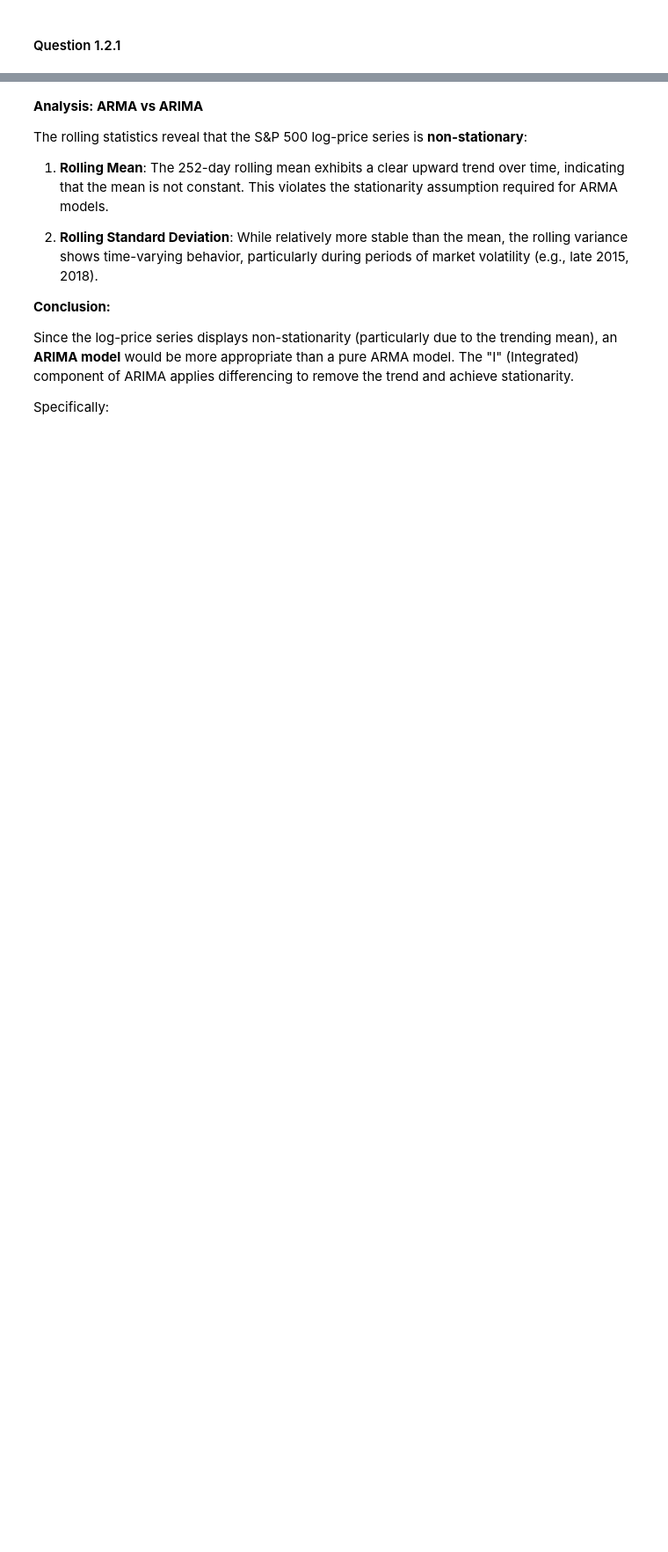
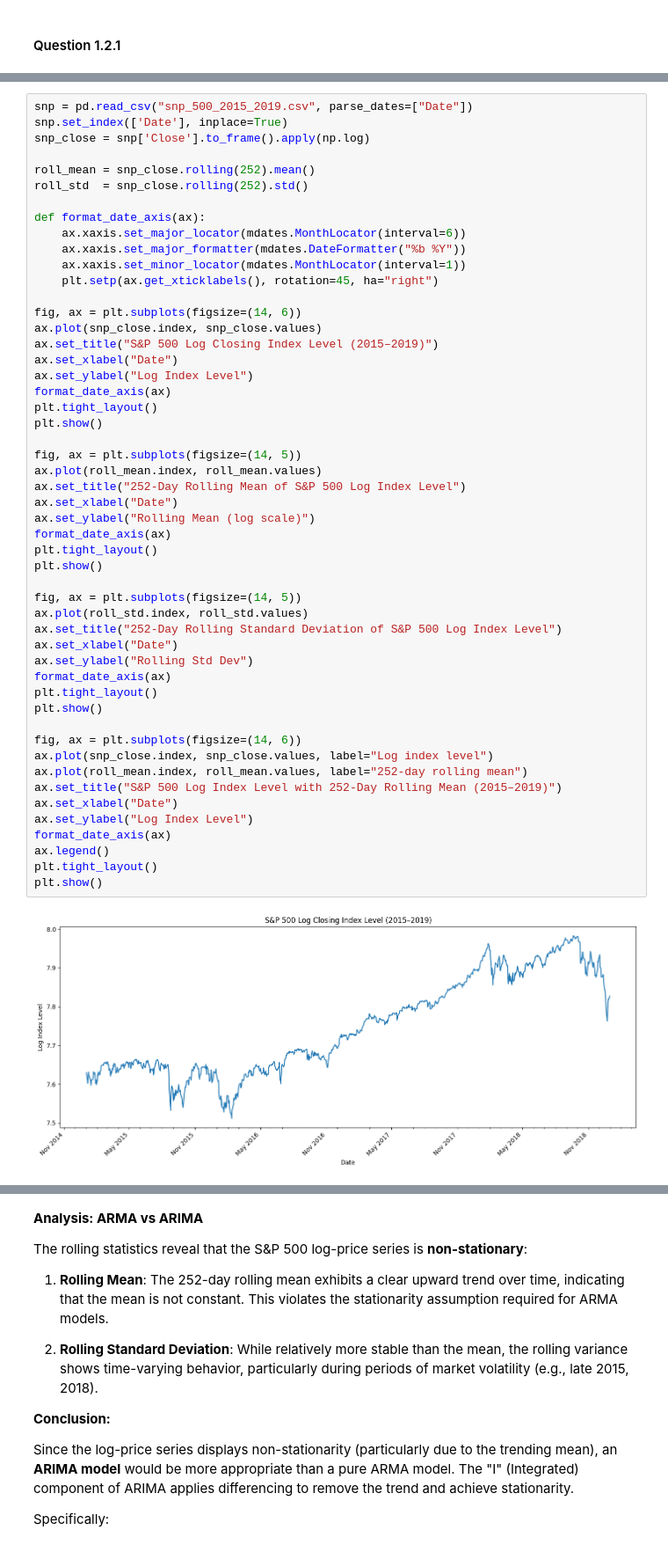
Before and after one commit to SamuelKhoo2003/Machine-Intelligence-For-Finance, a Jupyter notebook: mif_cw.ipynb, the cells around one changed output, grey strips where cells are left out. Shown at 88% size. Saved outputs shown, nothing was run; the diff lists cells and outputs as text; blank space fills up the shorter version.

```diff
--- a/mif_cw.ipynb
+++ b/mif_cw.ipynb
@@ -222,0 +191,53 @@ plt.show()
+# %%
+snp = pd.read_csv("snp_500_2015_2019.csv", parse_dates=["Date"])
+snp.set_index(['Date'], inplace=True)
+snp_close = snp['Close'].to_frame().apply(np.log)
+
+roll_mean = snp_close.rolling(252).mean()
+roll_std  = snp_close.rolling(252).std()
+
+def format_date_axis(ax):
+    ax.xaxis.set_major_locator(mdates.MonthLocator(interval=6))
+    ax.xaxis.set_major_formatter(mdates.DateFormatter("%b %Y"))
+    ax.xaxis.set_minor_locator(mdates.MonthLocator(interval=1))
+    plt.setp(ax.get_xticklabels(), rotation=45, ha="right")
+
+fig, ax = plt.subplots(figsize=(14, 6))
+ax.plot(snp_close.index, snp_close.values)
+ax.set_title("S&P 500 Log Closing Index Level (2015–2019)")
+ax.set_xlabel("Date")
+ax.set_ylabel("Log Index Level")
+format_date_axis(ax)
+plt.tight_layout()
+plt.show()
+
+fig, ax = plt.subplots(figsize=(14, 5))
+ax.plot(roll_mean.index, roll_mean.values)
+ax.set_title("252-Day Rolling Mean of S&P 500 Log Index Level")
+ax.set_xlabel("Date")
+ax.set_ylabel("Rolling Mean (log scale)")
+format_date_axis(ax)
+plt.tight_layout()
+plt.show()
+
+fig, ax = plt.subplots(figsize=(14, 5))
+ax.plot(roll_std.index, roll_std.values)
+ax.set_title("252-Day Rolling Standard Deviation of S&P 500 Log Index Level")
+ax.set_xlabel("Date")
+ax.set_ylabel("Rolling Std Dev")
+format_date_axis(ax)
+plt.tight_layout()
+plt.show()
+
+fig, ax = plt.subplots(figsize=(14, 6))
+ax.plot(snp_close.index, snp_close.values, label="Log index level")
+ax.plot(roll_mean.index, roll_mean.values, label="252-day rolling mean")
+ax.set_title("S&P 500 Log Index Level with 252-Day Rolling Mean (2015–2019)")
+ax.set_xlabel("Date")
+ax.set_ylabel("Log Index Level")
+format_date_axis(ax)
+ax.legend()
+plt.tight_layout()
+plt.show()
+# %% [output]
+[figure, added]
```
Also changed, not shown: parts of 8 cells of this notebook.
